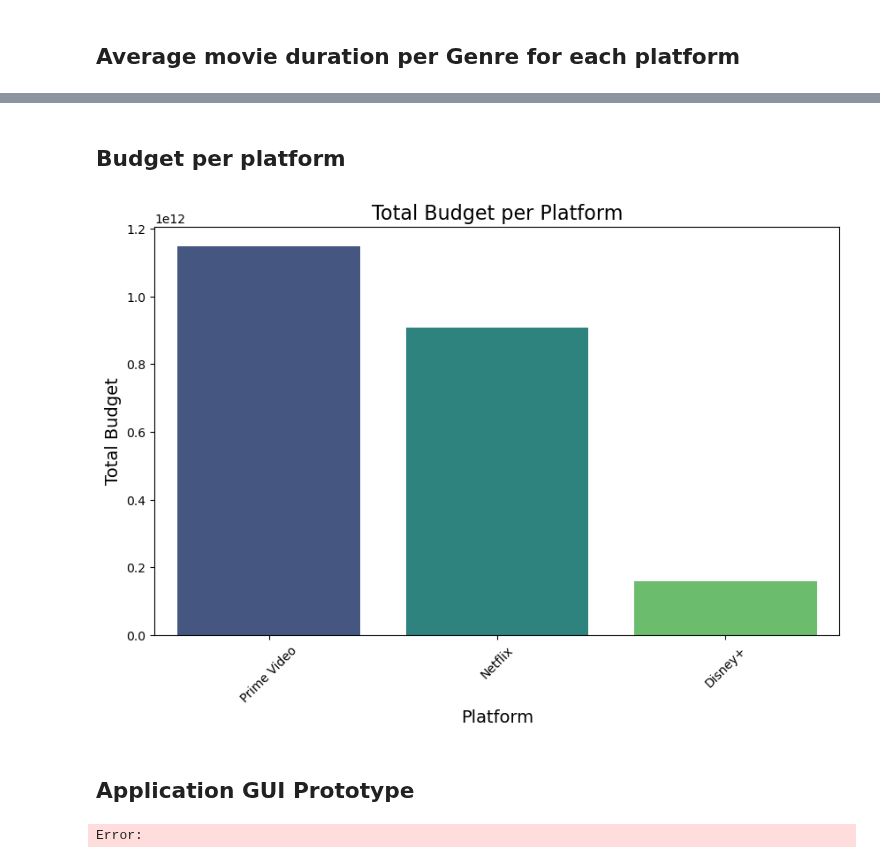
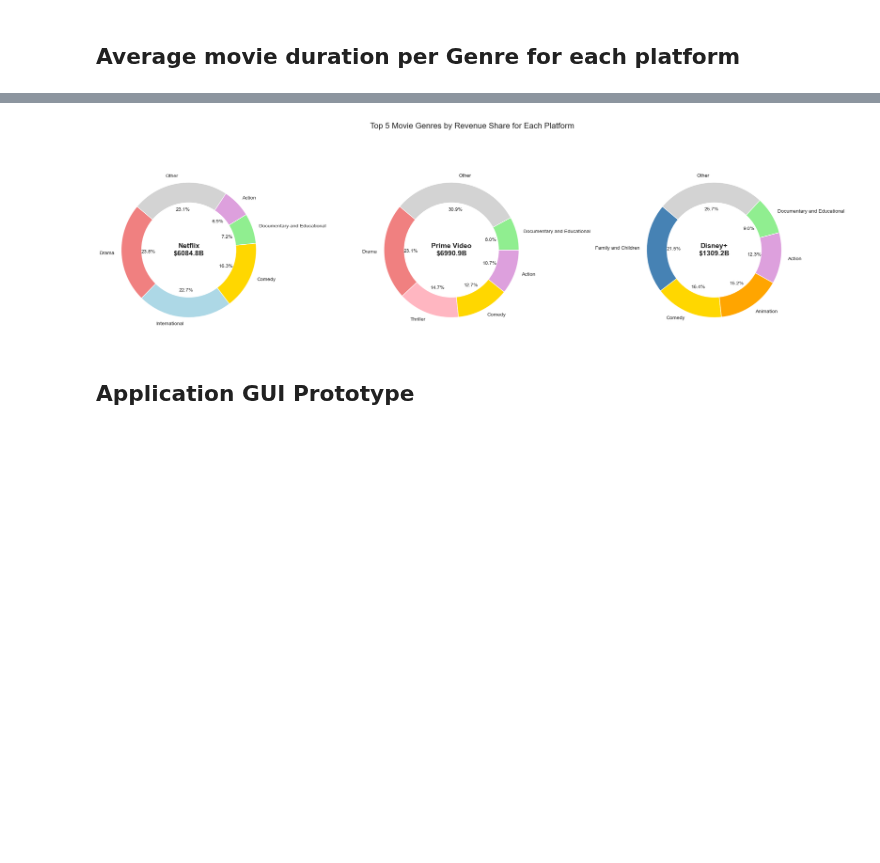
Before and after one commit to ulquyorra-11/Cinemalytics, a Jupyter notebook: notebooks/Samer's Notebooks/samer_results.ipynb, the cells around one changed output, grey strips where cells are left out. Cells and saved outputs as stored; diff of their text form; code cells hidden in the pictures; blank space fills up the shorter version.

```diff
--- a/notebooks/Samer's Notebooks/samer_results.ipynb
+++ b/notebooks/Samer's Notebooks/samer_results.ipynb
@@ -261,22 +173,58 @@ plt.show()
-# %% [markdown]
-## Budget per platform
-# %%
-# Calculate the total budget per platform
-total_budget_per_platform = movies_clean_df.groupby('platform')['budget'].sum().reset_index()
-
-# Sort platforms by total budget for a clearer visualization
-total_budget_per_platform = total_budget_per_platform.sort_values('budget', ascending=False)
-
-# Create a bar plot for total budget per platform
-plt.figure(figsize=(10, 6))
-sns.barplot(data=total_budget_per_platform, x='platform', y='budget', palette='viridis')
-plt.title('Total Budget per Platform', fontsize=16)
-plt.xlabel('Platform', fontsize=14)
-plt.ylabel('Total Budget', fontsize=14)
-plt.xticks(rotation=45)  # Rotate platform names for better readability
-plt.show()
-# %% [output]
-[figure, removed]
+# %%
+# Define the data preparation function
+def prepare_pie_data(df, top_n=5):
+    total_revenue = df.groupby('genre')['revenue'].sum().sort_values(ascending=False)
+    top_genres = total_revenue.head(top_n)
+    other_revenue = pd.Series(total_revenue.iloc[top_n:].sum(), index=['Other'])
+    pie_data = pd.concat([top_genres, other_revenue], axis=0)
+    return pie_data, total_revenue.sum()
+
+# Prepare the data for pie charts
+netflix_pie_data, netflix_total_revenue = prepare_pie_data(netflix_movies_df)
+prime_video_pie_data, prime_video_total_revenue = prepare_pie_data(prime_video_movies_df)
+disney_plus_pie_data, disney_plus_total_revenue = prepare_pie_data(disney_plus_movies_df)
+
+# Generate a color palette for all unique genres across platforms
+all_genres = netflix_pie_data.index.union(prime_video_pie_data.index).union(disney_plus_pie_data.index).drop('Other')
+unique_colors = sns.color_palette('husl', n_colors=len(all_genres))
+genre_colors = dict(zip(all_genres, unique_colors))
+genre_colors['Other'] = 'lightgrey'  # Set a distinct color for 'Other'
+genre_colors['Action'] = 'plum'  # Set a distinct color for 'Action
+genre_colors['Comedy'] = 'gold'  # Set a distinct color for 'Adventure'
+genre_colors['Documentary and Educational'] = 'lightgreen'  # Set a distinct color for 'Adventure'
+genre_colors['International'] = 'lightblue'  # Set a distinct color for 'Adventure'
+genre_colors['Drama'] = 'lightcoral'  # Set a distinct color for 'Adventure'
+genre_colors['Thriller'] = 'lightpink'  # Set a distinct color for 'Adventure'
+genre_colors['Animation'] = 'orange'  # Set a distinct color for 'Adventure'
+genre_colors['Family and Children'] = 'steelblue'  # Set a distinct color for 'Adventure'
+
+# Function to create a pie chart for each platform
+def create_pie_chart(data, ax, platform, total_rev):
+    data_labels = [f"{genre}" for genre, value in zip(data.index, data)]
+    ax.pie(data, labels=data_labels, colors=[genre_colors[genre] for genre in data.index],
+           autopct='%1.1f%%', startangle=140)
+    # Center text
+    ax.text(0, 0, f"{platform}\n${total_rev / 1e9:.1f}B",
+            ha='center', va='center', fontsize=14, fontweight='bold')
+    # Donut chart
+    centre_circle = plt.Circle((0,0), 0.70, color='white')
+    ax.add_artist(centre_circle)
+
+# Plotting
+fig, axs = plt.subplots(1, 3, figsize=(21, 7))
+
+# Create pie charts
+create_pie_chart(netflix_pie_data/netflix_pie_data.sum(), axs[0], 'Netflix', netflix_total_revenue)
+create_pie_chart(prime_video_pie_data/prime_video_pie_data.sum(), axs[1], 'Prime Video', prime_video_total_revenue)
+create_pie_chart(disney_plus_pie_data/disney_plus_pie_data.sum(), axs[2], 'Disney+', disney_plus_total_revenue)
+
+# Set a central title for the entire figure
+fig.suptitle('Top 5 Movie Genres by Revenue Share for Each Platform', fontsize=16)
+
+plt.tight_layout(rect=[0, 0, 1, 1])  # Adjust the rect parameters to give space for the title
+plt.show()
+# %% [output]
+[figure, added]
 # %% [markdown]
 ## Application GUI Prototype
 # %%
@@ -294,7 +242,7 @@ def center_window(win):
     win.deiconify()
 
 def display_logo():
-    logo_path = '/Users/samer/Documents/github_repos/StreamSelect/OTT_SUGGESTER/images/cinemalytics_nobackground.png'
+    logo_path = '/Users/samer/Documents/github_repos/Cinemalytics/images/cinemalytics_nobackground.png'
     img = Image.open(logo_path)
     img = img.resize((100, 100), Image.Resampling.LANCZOS)
     logo_image = ImageTk.PhotoImage(img)
@@ -360,5 +308,3 @@ app.protocol("WM_DELETE_WINDOW", on_close)  # Handle the window close event
 
 welcome_window()
 app.mainloop()
-# %% [output]
-Error:
```
Also changed, not shown: parts of 20 cells of this notebook.
